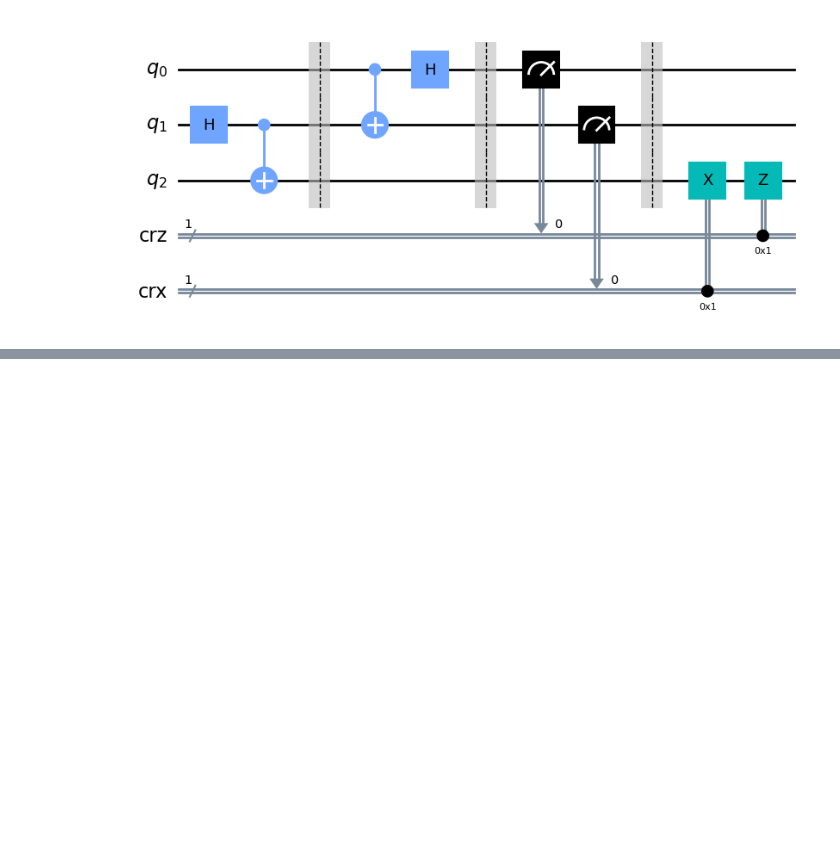
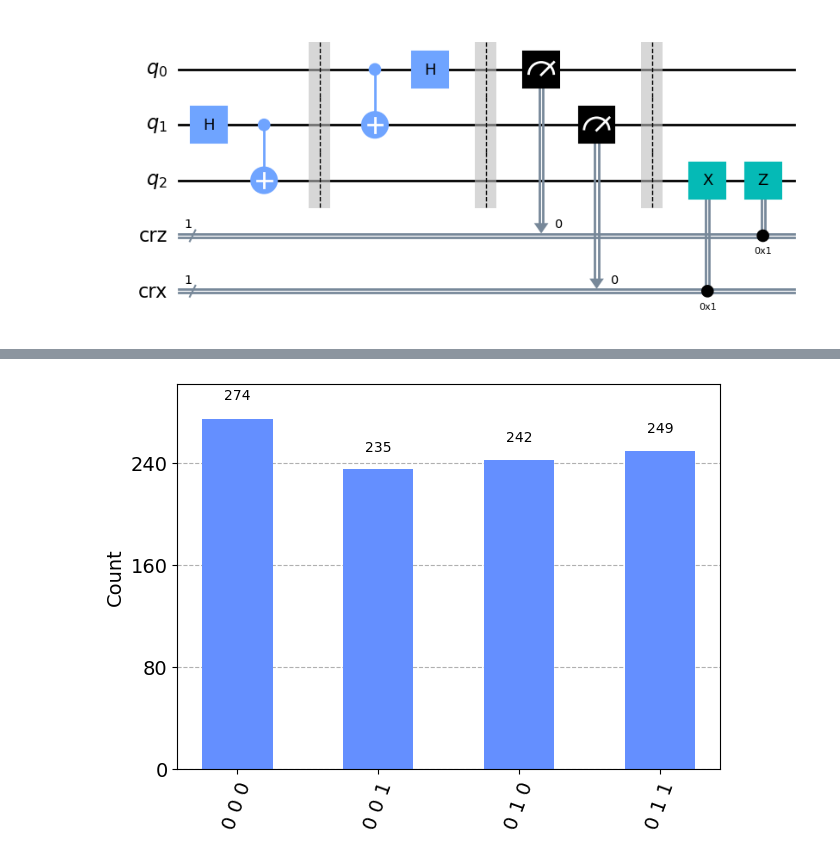
Before and after one commit to geekCYS/2023-Qiskit-User-MeetUp, a Jupyter notebook: 230630_Qiskit_MeetUp_양자순간이동.ipynb, the cells around one changed output, grey strips where cells are left out. Saved outputs shown, nothing was run; the diff lists cells and outputs as text; code cells hidden in the pictures; blank space fills up the shorter version.

```diff
--- a/230630_Qiskit_MeetUp_양자순간이동.ipynb
+++ b/230630_Qiskit_MeetUp_양자순간이동.ipynb
@@ -141,0 +267,18 @@ teleportation_circuit.draw("mpl")
+# %%
+from qiskit import transpile
+from qiskit_aer import AerSimulator
+from qiskit.visualization import plot_histogram
+
+sim = AerSimulator()
+transpiled_circuit = transpile(dynamics_teleportation_circuit, sim)
+
+# run job
+shots = 1000
+job = sim.run(transpiled_circuit, shots=shots, dynamic=True)
+
+# Get the results and display them
+exp_result = job.result()
+exp_counts = exp_result.get_counts()
+plot_histogram(exp_counts)
+# %% [output]
+[figure, added]
```
Also changed, not shown: parts of 43 cells of this notebook.
